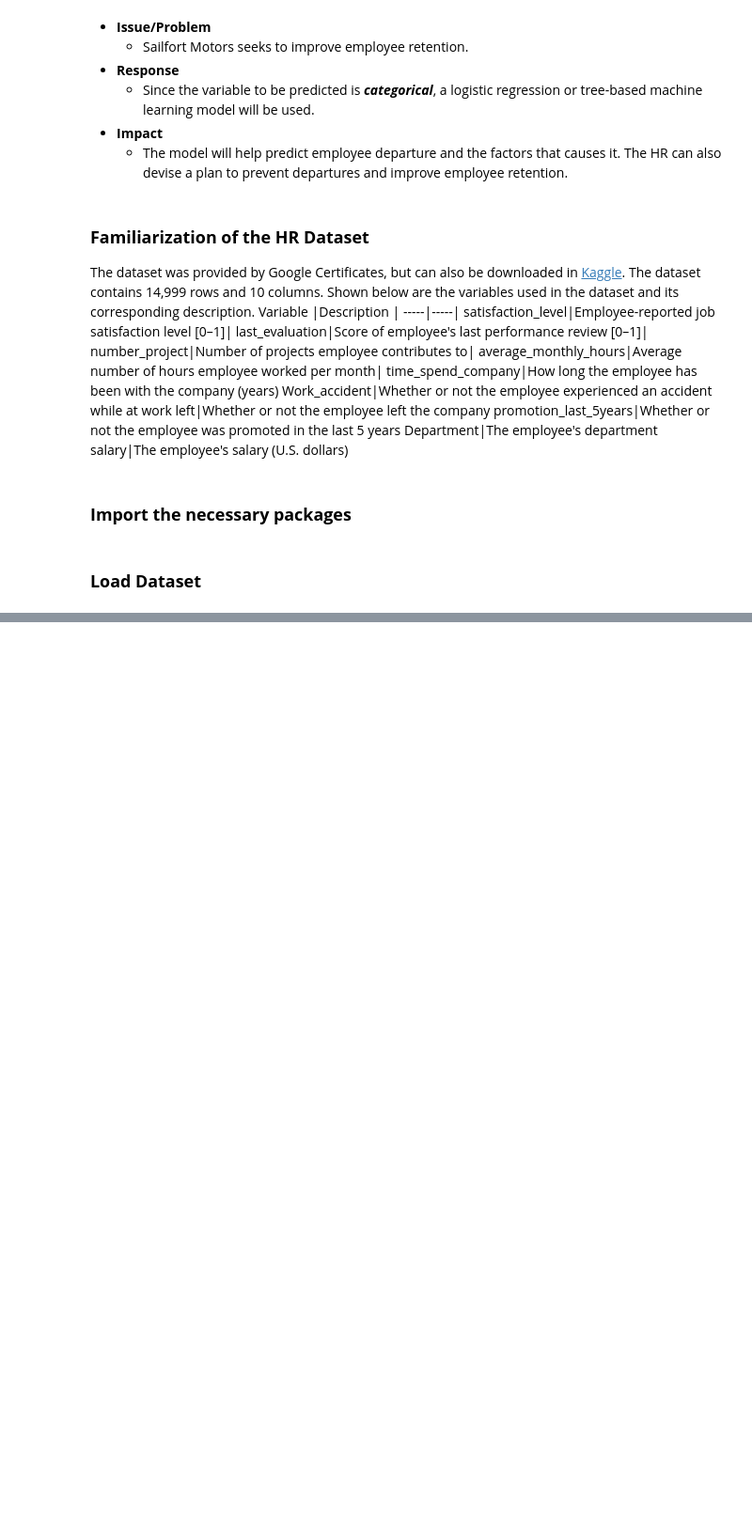
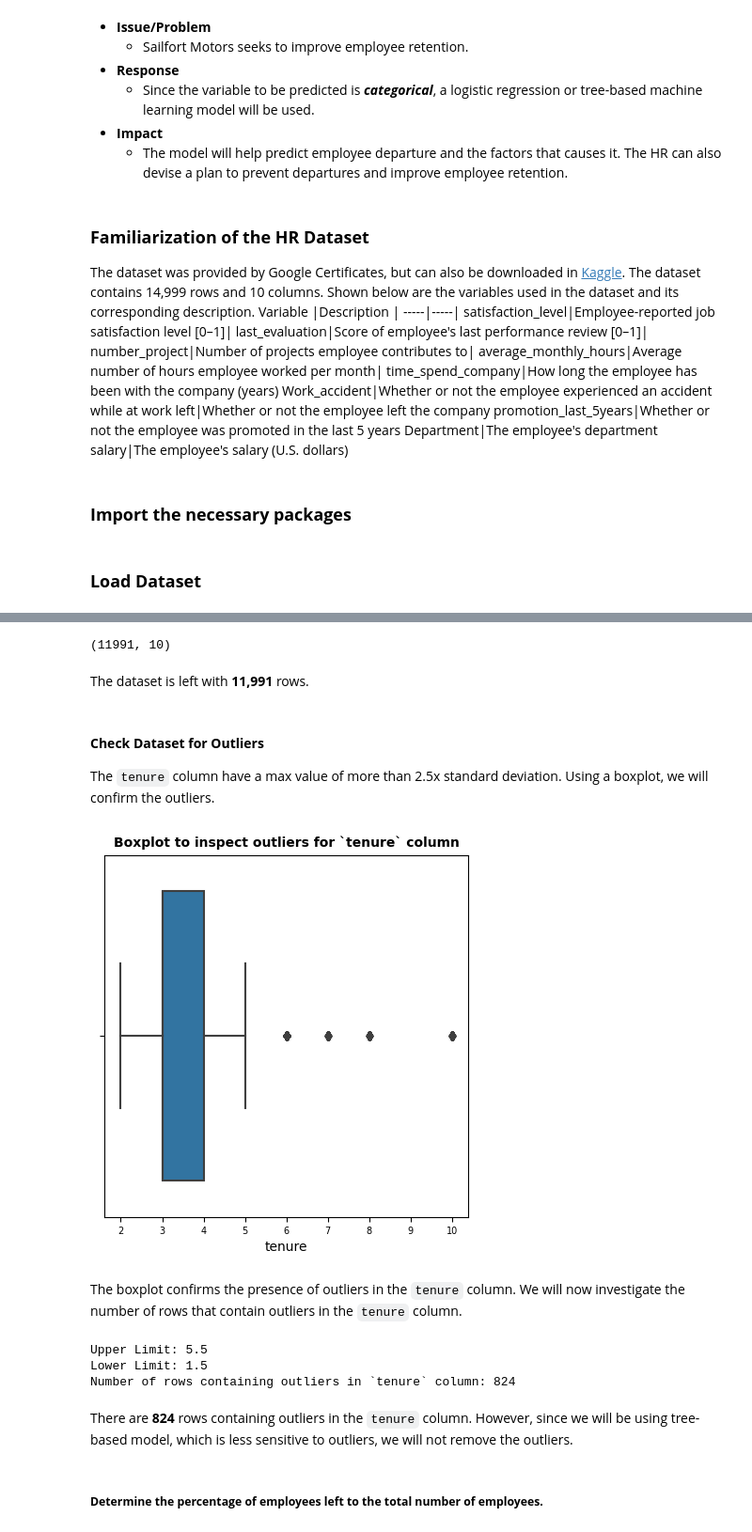
Before and after one commit to ryanlacsamana/Sailfort-Motors-Capstone-Project, a Jupyter notebook: Sailfort-Motors-Capstone.ipynb, the cells around one changed output, grey strips where cells are left out. Shown at 94% size. Cells and saved outputs as stored; diff of their text form; code cells hidden in the pictures; blank space fills up the shorter version.

Commit message:
Added Data Exploration and Data Visualization

```diff
--- a/Sailfort-Motors-Capstone.ipynb
+++ b/Sailfort-Motors-Capstone.ipynb
@@ -64,0 +134,9 @@ df0 = pd.read_csv("D:\Documents\Google Advanced Data Analytics Professional Cert
+# %%
+## Rename columns
+df0 = df0.rename(columns={'average_montly_hours': 'average_monthly_hours',
+                          'Work_accident': 'work_accident',
+                          'time_spend_company': 'tenure',
+                          'Department': 'department'})
+
+## Check if columns are renamed
+df0
@@ -64,0 +191,5 @@ df0 = pd.read_csv("D:\Documents\Google Advanced Data Analytics Professional Cert
+# %%
+#Drop duplicated rows and save it to a new dataframe
+df1 = df0.drop_duplicates(keep = 'first')
+
+df1.head()
@@ -64,0 +203,48 @@ df0 = pd.read_csv("D:\Documents\Google Advanced Data Analytics Professional Cert
+# %%
+print(df1.shape)
+# %% [output]
+(11991, 10)
+# %% [markdown]
+The dataset is left with **11,991** rows.
+# %% [markdown]
+#### **Check Dataset for Outliers**
+
+The `tenure` column have a max value of more than 2.5x standard deviation. Using a boxplot, we will confirm the outliers.
+# %%
+plt.figure(figsize=(5,5))
+plt.title('Boxplot to inspect outliers for `tenure` column',fontweight='bold',fontsize=10)
+plt.xticks(fontsize=7)
+plt.yticks(fontsize=7)
+sns.boxplot(x=df1['tenure'])
+plt.show()
+# %% [output]
+[figure, added]
+# %% [markdown]
+The boxplot confirms the presence of outliers in the `tenure` column. We will now investigate the number of rows that contain outliers in the `tenure` column.
+# %%
+# 25th percentile value for the 'tenure' column
+percentile25 = df1['tenure'].quantile(0.25)
+
+# 75th percentile value for the 'tenure' column
+percentile75 = df1['tenure'].quantile(0.75)
+
+# Interquartile range in 'tenure' column
+iqr = percentile75 - percentile25
+
+# Upper and lower limit for non-outlier values in 'tenure' column
+upper_limit = percentile75 + (1.5*iqr)
+print('Upper Limit:',upper_limit)
+lower_limit = percentile25 - (1.5*iqr)
+print('Lower Limit:',lower_limit)
+
+# Subset of data containing outliers in 'tenure' column
+outliers = df1[(df1['tenure'] > upper_limit) | (df1['tenure'] < lower_limit)]
+print('Number of rows containing outliers in `tenure` column:', len(outliers))
+# %% [output]
+Upper Limit: 5.5
+Lower Limit: 1.5
+Number of rows containing outliers in `tenure` column: 824
+# %% [markdown]
+There are **824** rows containing outliers in the `tenure` column. However, since we will be using tree-based model, which is less sensitive to outliers, we will not remove the outliers.
+# %% [markdown]
+##### **Determine the percentage of employees left to the total number of employees.**
```
Also changed, not shown: parts of 29 cells of this notebook.
